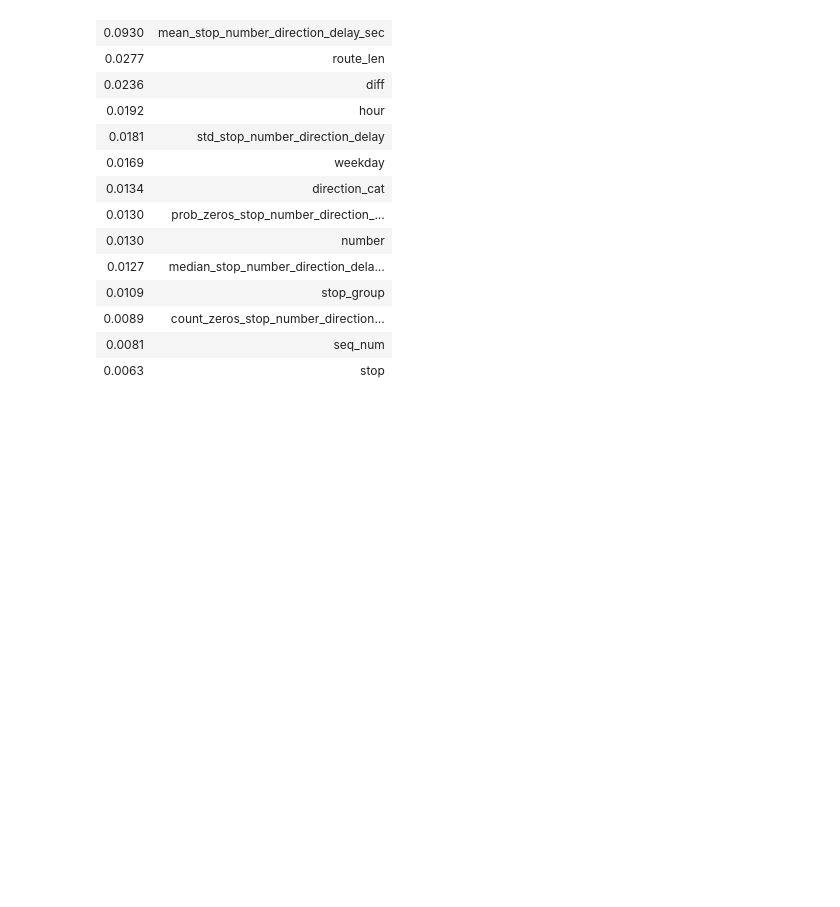
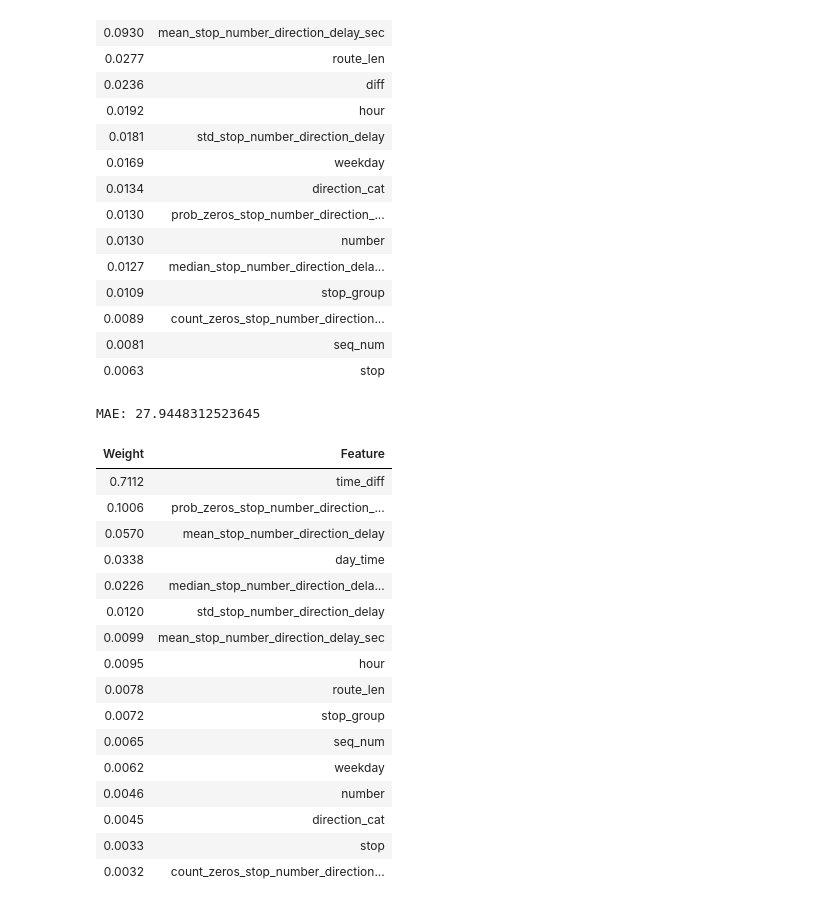
Before and after one commit to DarekB2/tram_delay, a Jupyter notebook: tram_delay_prediction.ipynb, the cells around one changed output. Drawn from its saved outputs; the diff is of its cells as text; code cells hidden in the pictures; blank space fills up the shorter version.

```diff
--- a/tram_delay_prediction.ipynb
+++ b/tram_delay_prediction.ipynb
@@ -266,3 +266,30 @@ MAE: 43.86760517434652
 | 0.0089 | count_zeros_stop_number_direction... |
 | 0.0081 | seq_num |
 | 0.0063 | stop |
+# %%
+df['time_diff'] = df['planned_time'].diff().dt.total_seconds().fillna(0)
+
+feats = get_feat(feats_num, feats_drop, ['mean_stop_number_direction_delay', 'mean_stop_number_direction_delay_sec',
+                                         'median_stop_number_direction_delay_sec', 'std_stop_number_direction_delay',
+                                         'count_zeros_stop_number_direction_delay', 'prob_zeros_stop_number_direction_delay',
+                                         'time_diff'])
+validate_model(df, feats, params)
+# %% [output]
+MAE: 27.9448312523645
+| Weight | Feature |
+| 0.7112 | time_diff |
+| 0.1006 | prob_zeros_stop_number_direction_... |
+| 0.0570 | mean_stop_number_direction_delay |
+| 0.0338 | day_time |
+| 0.0226 | median_stop_number_direction_dela... |
+| 0.0120 | std_stop_number_direction_delay |
+| 0.0099 | mean_stop_number_direction_delay_sec |
+| 0.0095 | hour |
+| 0.0078 | route_len |
+| 0.0072 | stop_group |
+| 0.0065 | seq_num |
+| 0.0062 | weekday |
+| 0.0046 | number |
+| 0.0045 | direction_cat |
+| 0.0033 | stop |
+| 0.0032 | count_zeros_stop_number_direction... |
```
Also changed, not shown: parts of 2 cells of this notebook.
